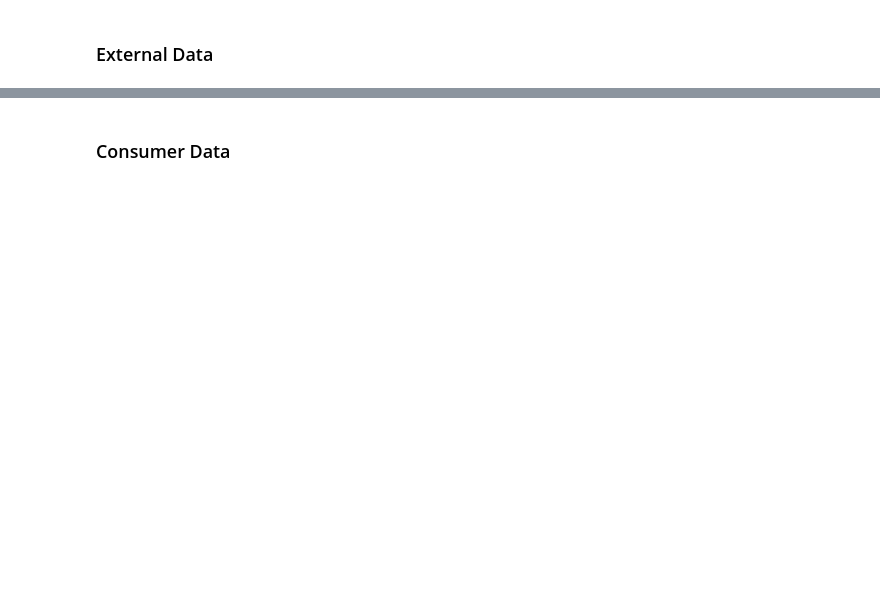
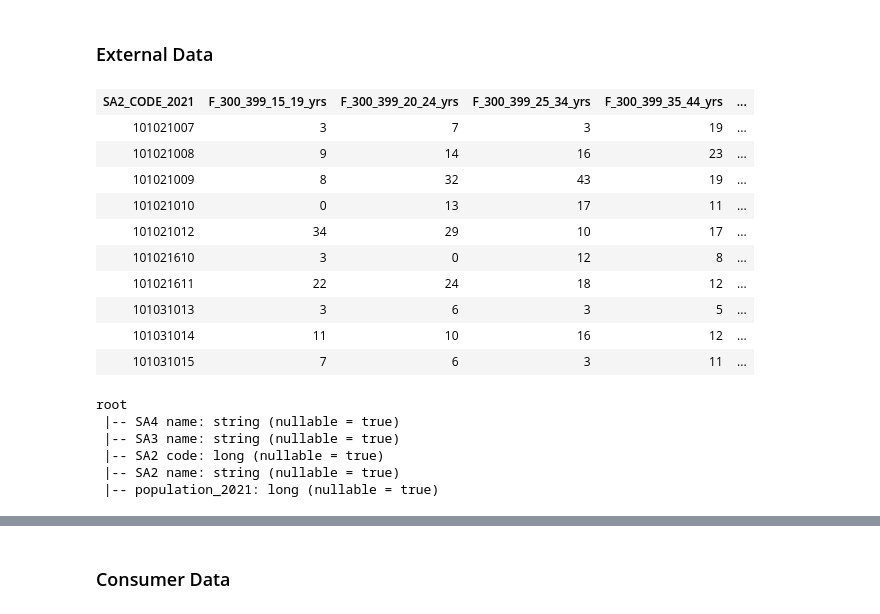
Before and after one commit to jameslafontaine/unimelb-mast30034-industry-project, a Jupyter notebook: notebooks/ETL.ipynb, the cells around one changed output, grey strips where cells are left out. Saved outputs shown, nothing was run; the diff lists cells and outputs as text; code cells hidden in the pictures; blank space fills up the shorter version.

```diff
--- a/notebooks/ETL.ipynb
+++ b/notebooks/ETL.ipynb
@@ -304,2 +412,21 @@ root
 # %% [markdown]
 ### External Data
+# %%
+# 2021 census data CSVs
+
+path = '../data/externaldataset/2021 Census GCP Statistical Area 2 for AUS/*'
+sa2_census = spark.read.csv(path, header=True)
+
+sa2_census.limit(10)
+# %% [output]
+| SA2_CODE_2021 | F_300_399_15_19_yrs | F_300_399_20_24_yrs | F_300_399_25_34_yrs | F_300_399_35_44_yrs | ... |
+| 101021007 | 3 | 7 | 3 | 19 | ... |
+| 101021008 | 9 | 14 | 16 | 23 | ... |
+| 101021009 | 8 | 32 | 43 | 19 | ... |
+| 101021010 | 0 | 13 | 17 | 11 | ... |
+| 101021012 | 34 | 29 | 10 | 17 | ... |
+| 101021610 | 3 | 0 | 12 | 8 | ... |
+| 101021611 | 22 | 24 | 18 | 12 | ... |
+| 101031013 | 3 | 6 | 3 | 5 | ... |
+| 101031014 | 11 | 10 | 16 | 12 | ... |
+| 101031015 | 7 | 6 | 3 | 11 | ... |
@@ -305,0 +438,11 @@ root
+# %%
+sa2_pops.limit(10)
+
+sa2_pops.printSchema()
+# %% [output]
+root
+ |-- SA4 name: string (nullable = true)
+ |-- SA3 name: string (nullable = true)
+ |-- SA2 code: long (nullable = true)
+ |-- SA2 name: string (nullable = true)
+ |-- population_2021: long (nullable = true)
```
Also changed, not shown: parts of 48 cells of this notebook, 3 other files.
